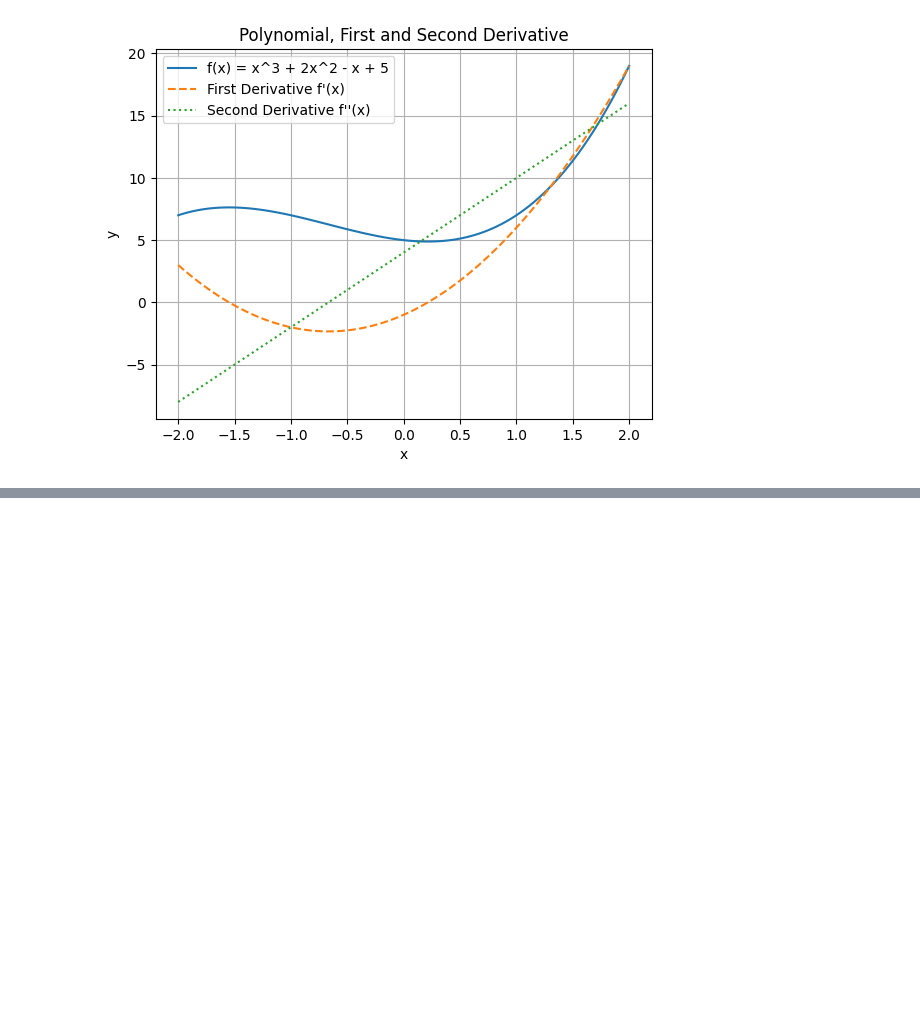
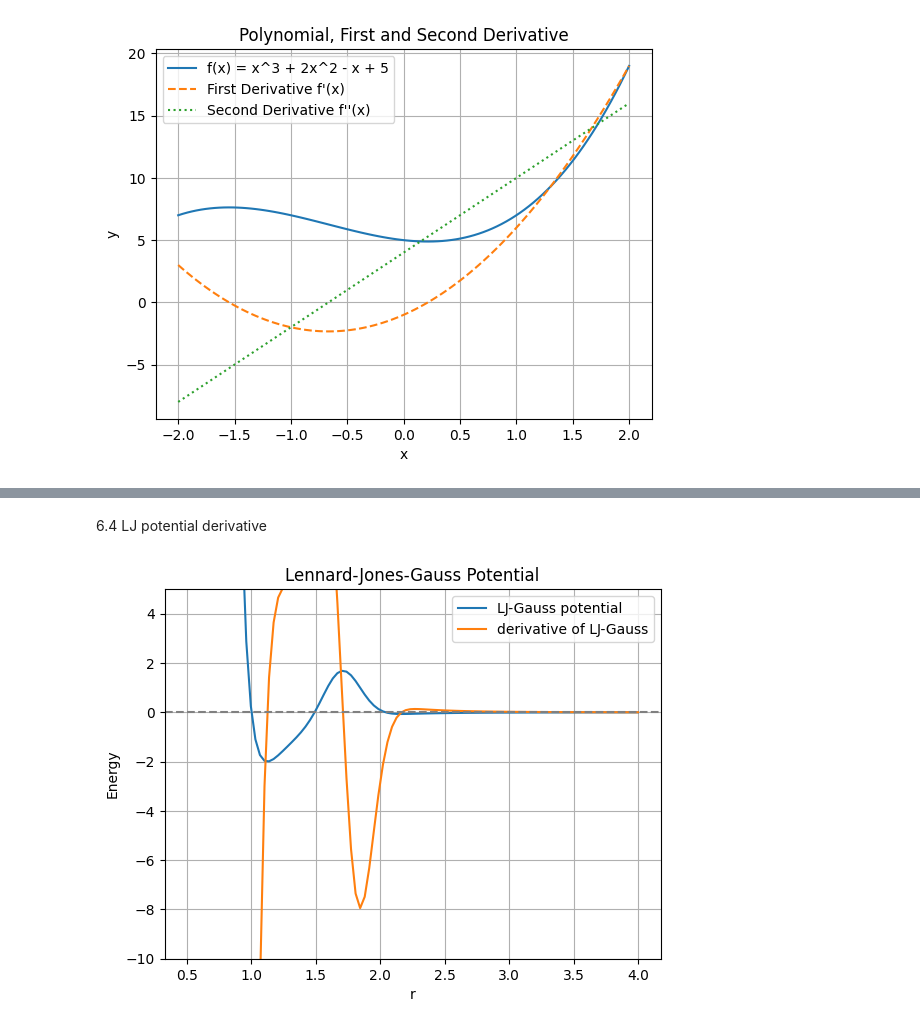
Before and after one commit to Justusperthes/Comphy, a Jupyter notebook: w8/torch.ipynb, the cells around one changed output, grey strips where cells are left out. Saved outputs shown, nothing was run; the diff lists cells and outputs as text; code cells hidden in the pictures; blank space fills up the shorter version.

```diff
--- a/w8/torch.ipynb
+++ b/w8/torch.ipynb
@@ -326,0 +386,44 @@ I h8 GIT
+# %% [markdown]
+6.4 LJ potential derivative
+# %%
+import torch
+import matplotlib.pyplot as plt
+
+class LennardJonesGauss:
+    def __init__(self, eps=1, sigma=1, r0=1.7, A=1, b=0.1):
+        self.eps = eps
+        self.sigma = sigma
+        self.r0 = r0
+        self.A = A  # Height of the Gaussian term
+        self.b = b  # Width of the Gaussian term
+
+    def V(self, r):
+        # Avoid division by zero
+        r = torch.maximum(r, torch.tensor(1e-6))  # Small positive value to prevent division by zero
+        # Lennard-Jones potential formula
+        lj_potential = 4 * self.eps * ((self.sigma / r)**12 - (self.sigma / r)**6)
+        # Gaussian term
+        gaussian_term = self.A * torch.exp(-((r - self.r0) / self.b)**2)
+        return lj_potential + gaussian_term
+
+# Create an instance of the LennardJonesGauss class
+calc = LennardJonesGauss(eps=2, sigma=1, A=2, r0=1.7, b=0.2)  # Adjust parameters as needed
+
+# Generate r values for plotting
+xs = torch.linspace(0.5, 4, 100, requires_grad=True)  # Start from 0.5 to avoid very small values
+ys = calc.V(xs)
+yps = torch.autograd.grad(ys, xs, torch.ones_like(xs), create_graph=True)[0]
+
+# Plotting
+plt.plot(xs.detach().numpy(), ys.detach().numpy(), label='LJ-Gauss potential')
+plt.plot(xs.detach().numpy(), yps.detach().numpy(), label='derivative of LJ-Gauss')
+plt.xlabel('r')
+plt.ylabel('Energy')
+plt.title('Lennard-Jones-Gauss Potential')
+plt.legend()
+plt.grid()
+plt.ylim(-10, 5)  # Set y limits to better visualize the potential
+plt.axhline(0, color='gray', linestyle='--')  # Add a horizontal line at y=0 for reference
+plt.show()
+# %% [output]
+[figure, added]
```
Also changed, not shown: parts of 9 cells of this notebook, 9 other files.
